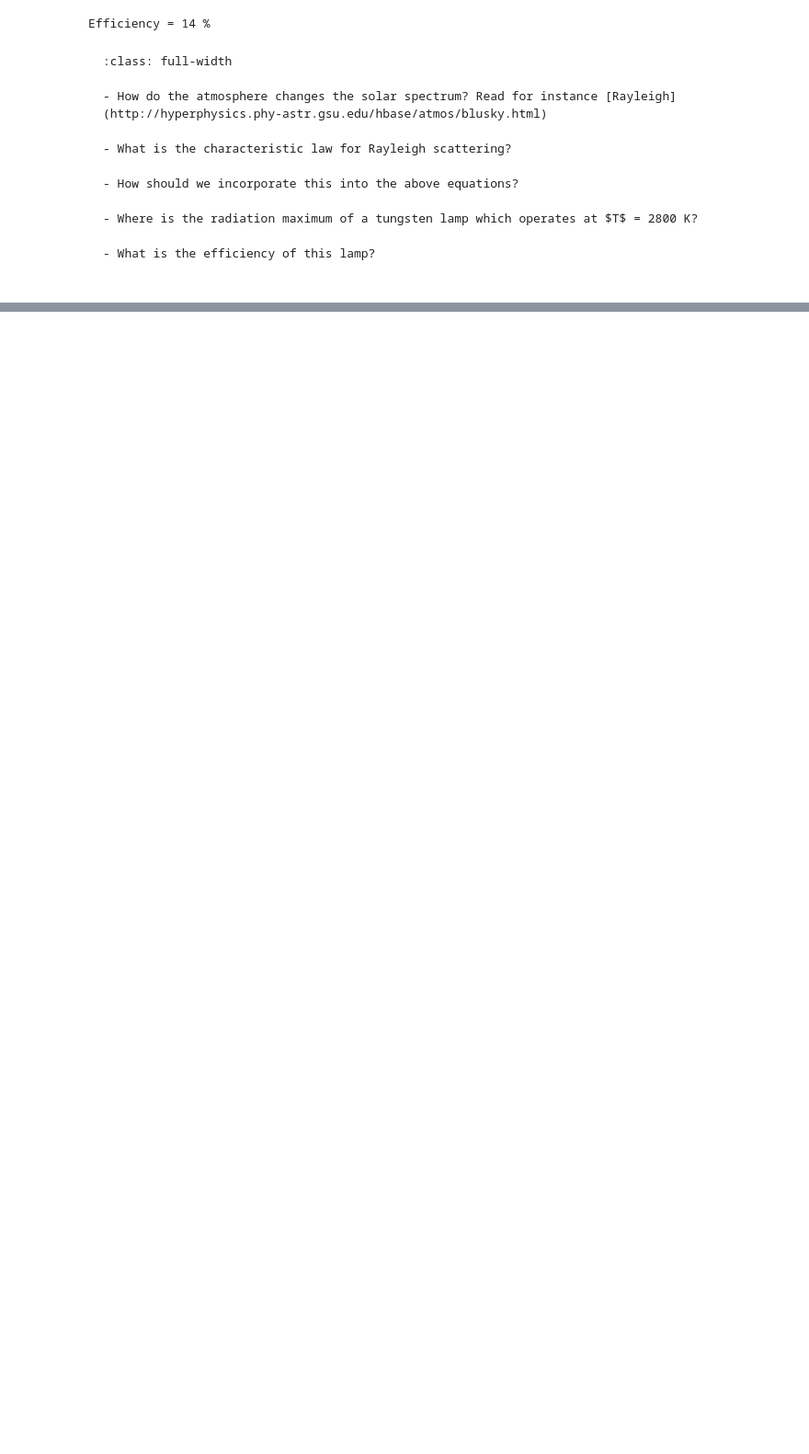
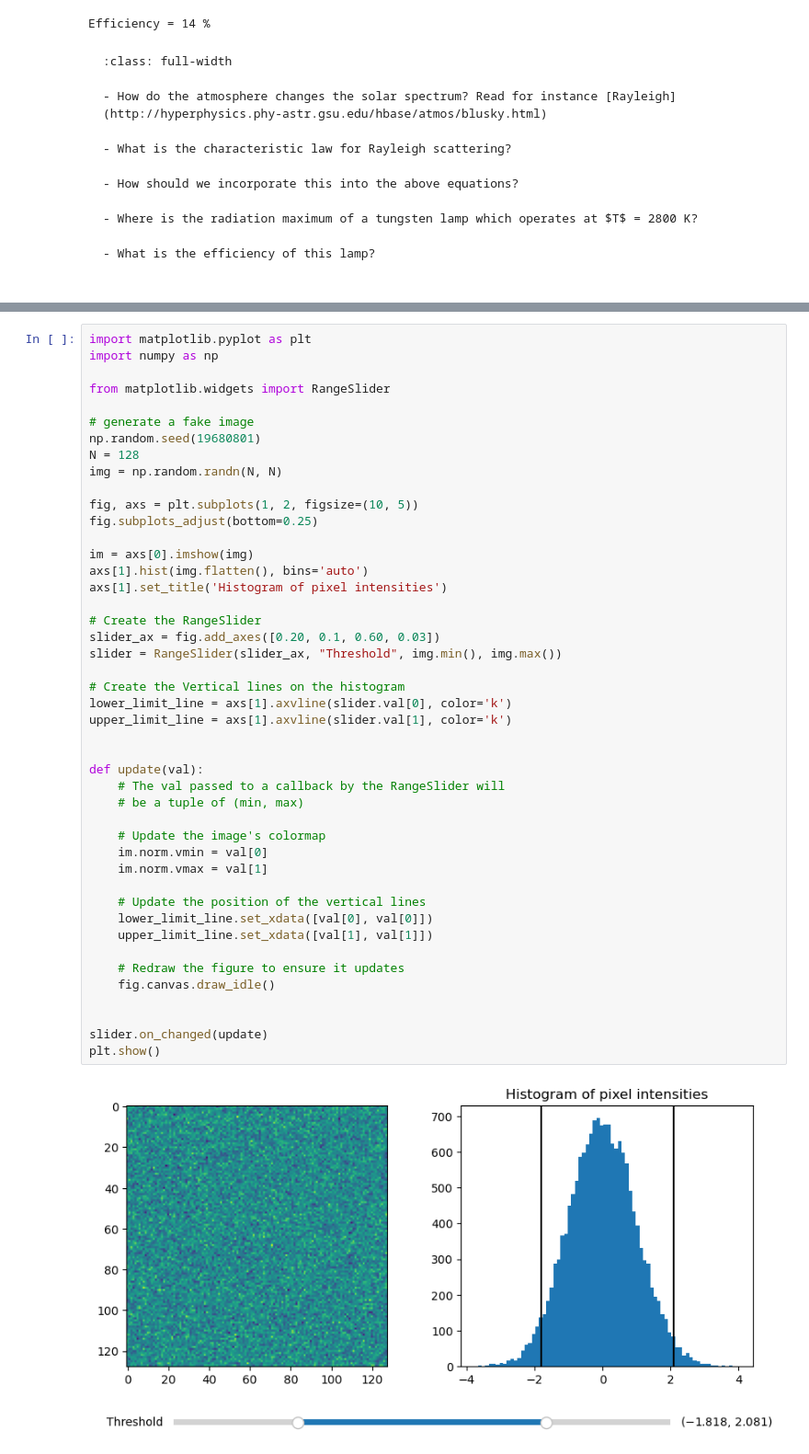
Before and after one commit to GitAndi18/Light, a Jupyter notebook: _build/jupyter_execute/Ch_1/Planck_240315.ipynb, the cells around one changed output, grey strips where cells are left out. Shown: that part at 92% size. Cells and saved outputs as stored; diff of their text form; blank space fills up the shorter version.

```diff
--- a/_build/jupyter_execute/Ch_1/Planck_240315.ipynb
+++ b/_build/jupyter_execute/Ch_1/Planck_240315.ipynb
@@ -114,0 +140,47 @@ Efficiency = 14 %
+# %%
+import matplotlib.pyplot as plt
+import numpy as np
+
+from matplotlib.widgets import RangeSlider
+
+# generate a fake image
+np.random.seed(19680801)
+N = 128
+img = np.random.randn(N, N)
+
+fig, axs = plt.subplots(1, 2, figsize=(10, 5))
+fig.subplots_adjust(bottom=0.25)
+
+im = axs[0].imshow(img)
+axs[1].hist(img.flatten(), bins='auto')
+axs[1].set_title('Histogram of pixel intensities')
+
+# Create the RangeSlider
+slider_ax = fig.add_axes([0.20, 0.1, 0.60, 0.03])
+slider = RangeSlider(slider_ax, "Threshold", img.min(), img.max())
+
+# Create the Vertical lines on the histogram
+lower_limit_line = axs[1].axvline(slider.val[0], color='k')
+upper_limit_line = axs[1].axvline(slider.val[1], color='k')
+
+
+def update(val):
+    # The val passed to a callback by the RangeSlider will
+    # be a tuple of (min, max)
+
+    # Update the image's colormap
+    im.norm.vmin = val[0]
+    im.norm.vmax = val[1]
+
+    # Update the position of the vertical lines
+    lower_limit_line.set_xdata([val[0], val[0]])
+    upper_limit_line.set_xdata([val[1], val[1]])
+
+    # Redraw the figure to ensure it updates
+    fig.canvas.draw_idle()
+
+
+slider.on_changed(update)
+plt.show()
+# %% [output]
+[figure, added]
```
Also changed, not shown: parts of 7 cells of this notebook, 33 other files.
